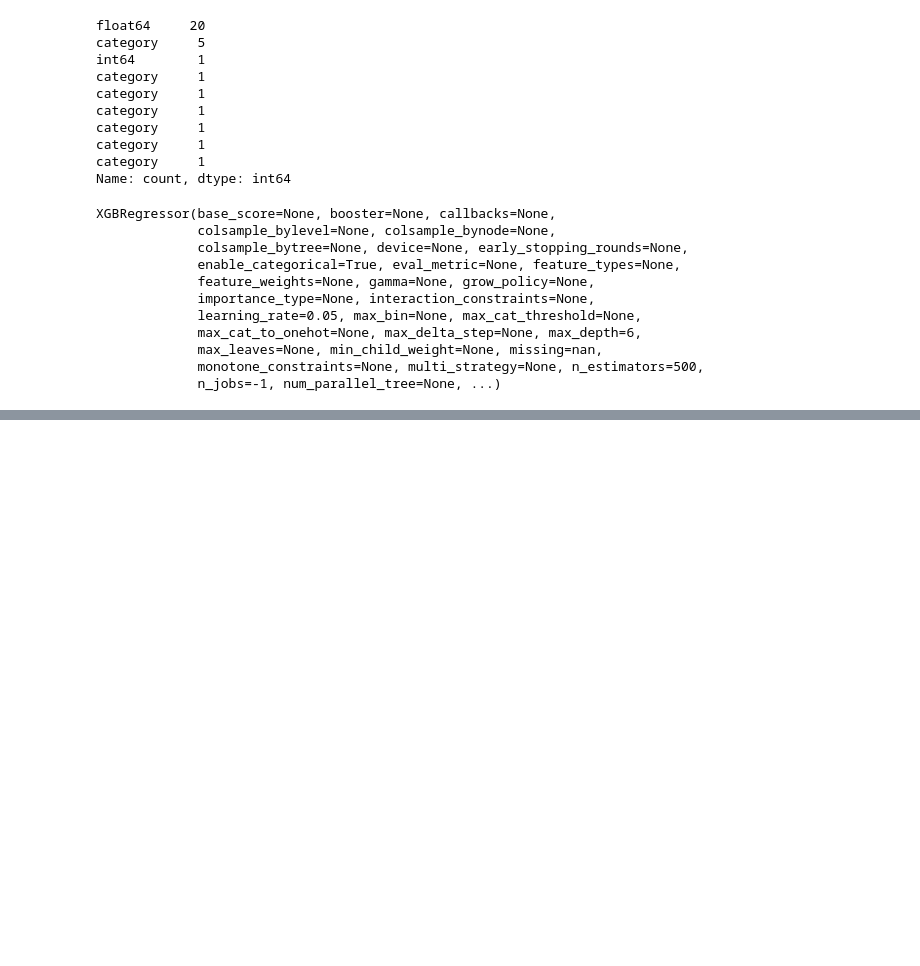
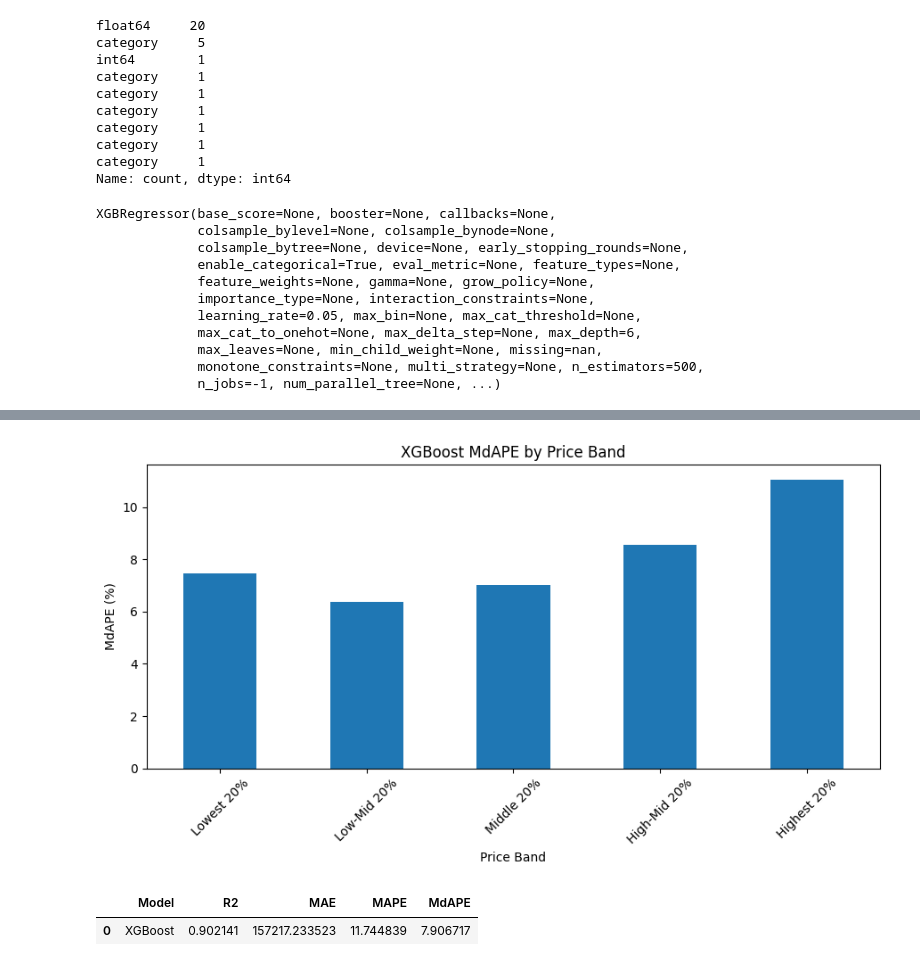
Before and after one commit to ytan48/IDXExchange-DataScience-Internship-26, a Jupyter notebook: notebooks/08_advance_model.ipynb, the cells around one changed output, grey strips where cells are left out. Cells and saved outputs as stored; diff of their text form; code cells hidden in the pictures; blank space fills up the shorter version.

Commit message:
Evaluation

```diff
--- a/notebooks/08_advance_model.ipynb
+++ b/notebooks/08_advance_model.ipynb
@@ -275,0 +313,5 @@ XGBoost Test R²: 0.9030035469096641
+# %%
+evaluation_df = pd.DataFrame({
+    "ActualPrice": y_test.to_numpy(),
+    "PredictedPrice": test_pred
+})
@@ -275,0 +337,15 @@ XGBoost Test R²: 0.9030035469096641
+# %%
+evaluation_df["PriceBand"] = pd.qcut(
+    evaluation_df["ActualPrice"],
+    q=5,
+    labels=[
+        "Lowest 20%",
+        "Low-Mid 20%",
+        "Middle 20%",
+        "High-Mid 20%",
+        "Highest 20%"
+    ]
+)
+evaluation_df["PriceBand"].value_counts(
+    sort=False
+)
@@ -275,0 +415,39 @@ XGBoost Test R²: 0.9030035469096641
+# %%
+price_band_metrics["MdAPE"].plot(
+    kind="bar",
+    figsize=(9, 5)
+)
+plt.title(
+    "XGBoost MdAPE by Price Band"
+)
+
+plt.xlabel(
+    "Price Band"
+)
+
+plt.ylabel(
+    "MdAPE (%)"
+)
+
+plt.xticks(
+    rotation=45
+)
+
+plt.tight_layout()
+
+plt.show()
+# %% [output]
+[figure, added]
+# %%
+metrics_summary = pd.DataFrame({
+    "Model": ["XGBoost"],
+    "R2": [r2],
+    "MAE": [mae],
+    "MAPE": [mape],
+    "MdAPE": [mdape]
+})
+
+metrics_summary
+# %% [output]
+|  | Model | R2 | MAE | MAPE | MdAPE |
+| 0 | XGBoost | 0.902141 | 157217.233523 | 11.744839 | 7.906717 |
```
Also changed, not shown: parts of 10 cells of this notebook, 2 other files.
